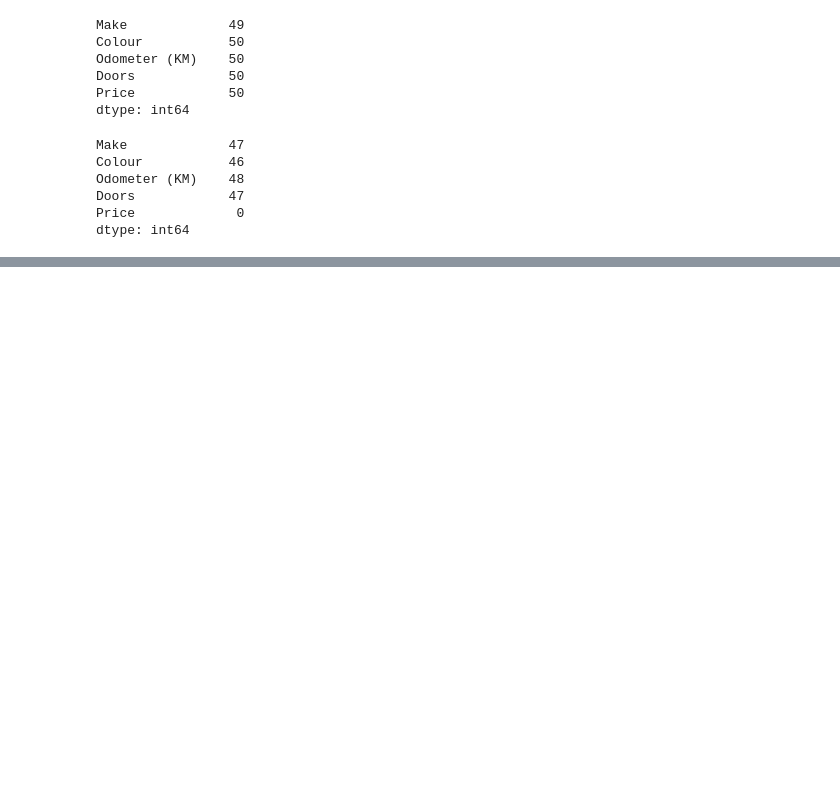
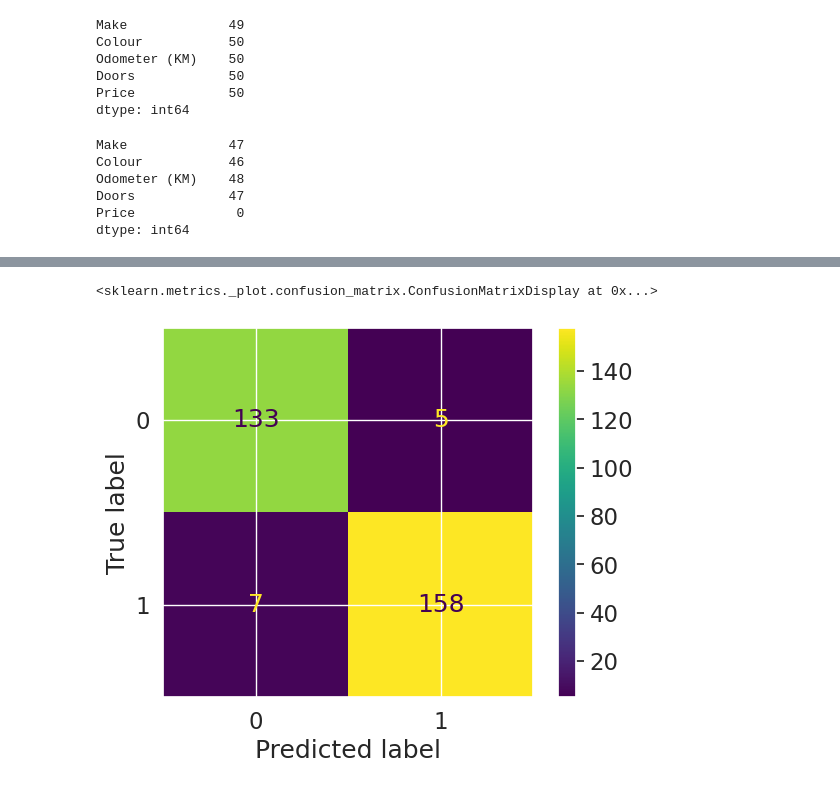
Before and after one commit to kis619/first_jupyter, a Jupyter notebook: Learning_scikit_zrm.ipynb, the cells around one changed output, grey strips where cells are left out. Saved outputs shown, nothing was run; the diff lists cells and outputs as text; code cells hidden in the pictures; blank space fills up the shorter version.

```diff
--- a/Learning_scikit_zrm.ipynb
+++ b/Learning_scikit_zrm.ipynb
@@ -448,0 +614,2 @@ model.score(filled_X_test, y_test)
+# %%
+heart_disease = pd.read_csv("data/heart-disease.csv")
@@ -448,0 +862,5 @@ model.score(filled_X_test, y_test)
+# %%
+ConfusionMatrixDisplay.from_estimator(estimator=clf, X=X, y=y)
+# %% [output]
+<sklearn.metrics._plot.confusion_matrix.ConfusionMatrixDisplay at 0x...>
+[figure, added]
```
Also changed, not shown: parts of 109 cells of this notebook, 1 other file.
